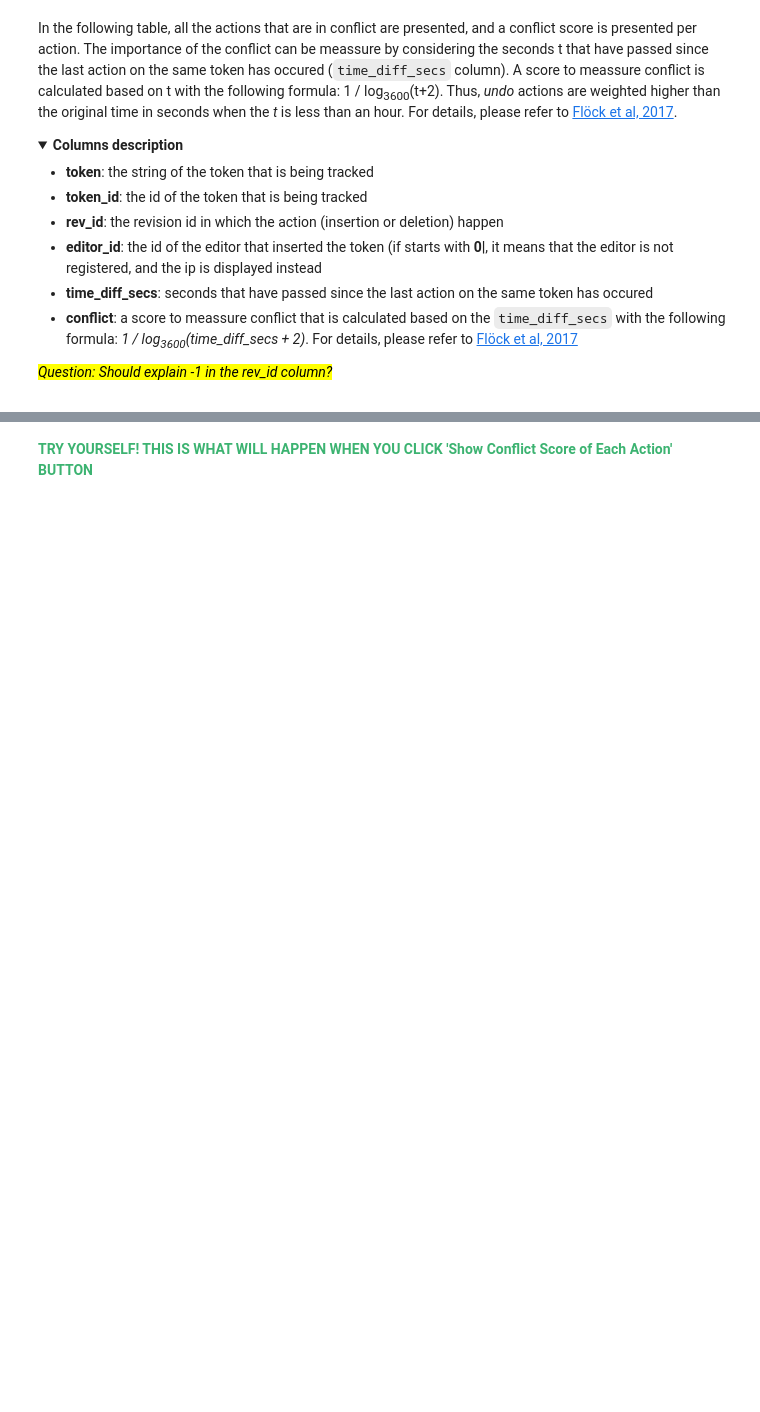
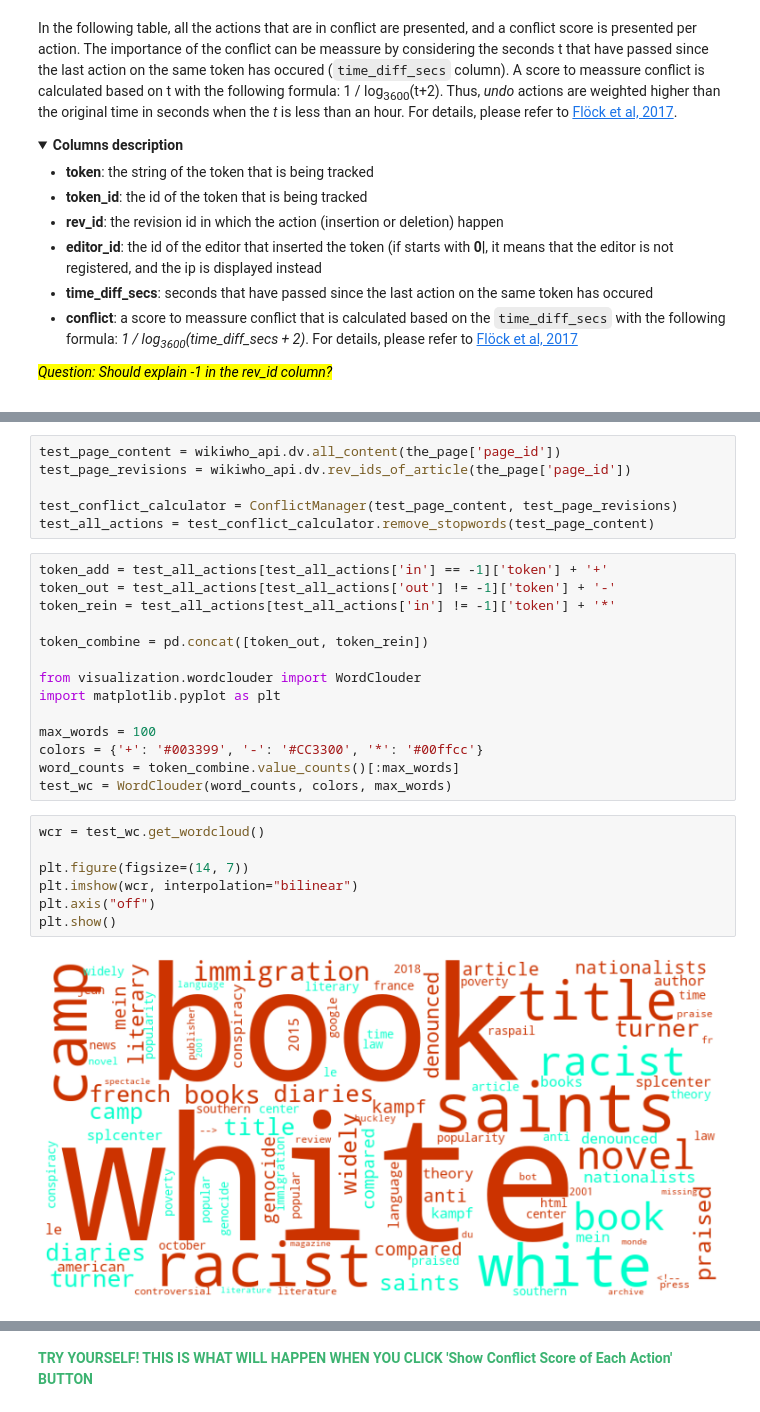
Before and after one commit to lzl257/gesis_wikiwho, a Jupyter notebook: 2. Using WikiWho to analyze a page.ipynb, the cells around one changed output, grey strips where cells are left out. Saved outputs shown, nothing was run; the diff lists cells and outputs as text; folded sections open; blank space fills up the shorter version.

Commit message:
Add a new wordcloud for token actions.

```diff
--- a/2. Using WikiWho to analyze a page.ipynb
+++ b/2. Using WikiWho to analyze a page.ipynb
@@ -737,3 +737,32 @@ on_click_actions(button2)
 # %% [output]
 [interactive output not drawn]
 [interactive output not drawn]
+# %%
+test_page_content = wikiwho_api.dv.all_content(the_page['page_id'])
+test_page_revisions = wikiwho_api.dv.rev_ids_of_article(the_page['page_id'])
+
+test_conflict_calculator = ConflictManager(test_page_content, test_page_revisions)
+test_all_actions = test_conflict_calculator.remove_stopwords(test_page_content)
+# %%
+token_add = test_all_actions[test_all_actions['in'] == -1]['token'] + '+'
+token_out = test_all_actions[test_all_actions['out'] != -1]['token'] + '-'
+token_rein = test_all_actions[test_all_actions['in'] != -1]['token'] + '*'
+
+token_combine = pd.concat([token_out, token_rein])
+
+from visualization.wordclouder import WordClouder
+import matplotlib.pyplot as plt
+
+max_words = 100
+colors = {'+': '#003399', '-': '#CC3300', '*': '#00ffcc'}
+word_counts = token_combine.value_counts()[:max_words]
+test_wc = WordClouder(word_counts, colors, max_words)
+# %%
+wcr = test_wc.get_wordcloud()
+
+plt.figure(figsize=(14, 7))
+plt.imshow(wcr, interpolation="bilinear")
+plt.axis("off")
+plt.show()
+# %% [output]
+[figure, added]
```
Also changed, not shown: parts of 4 cells of this notebook.
